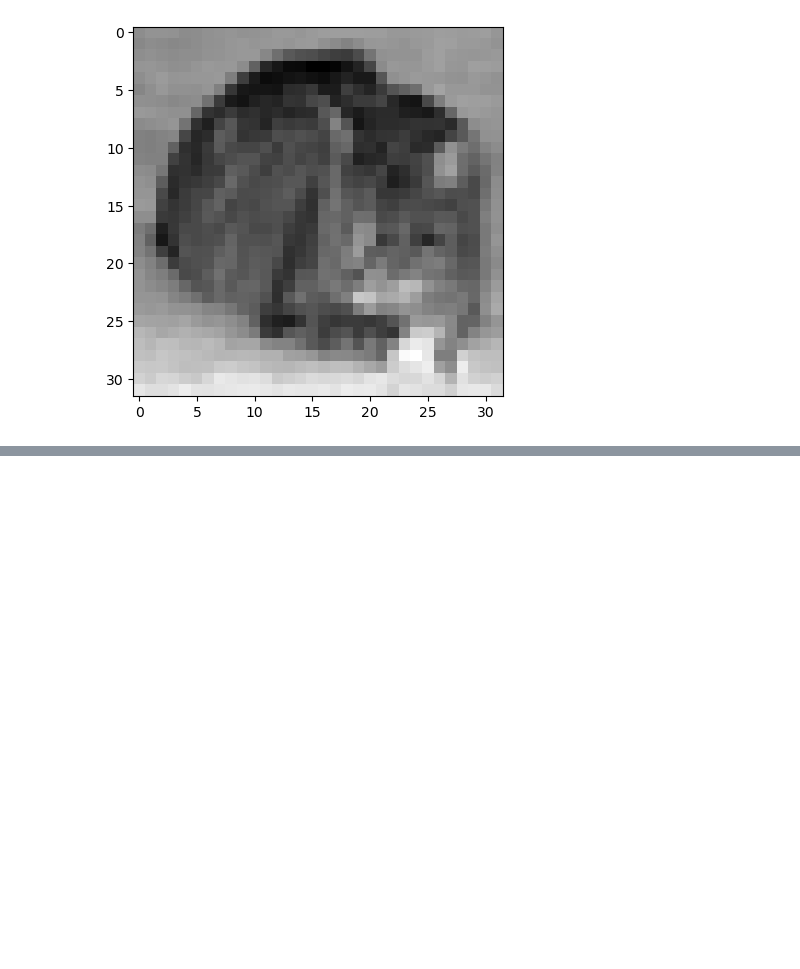
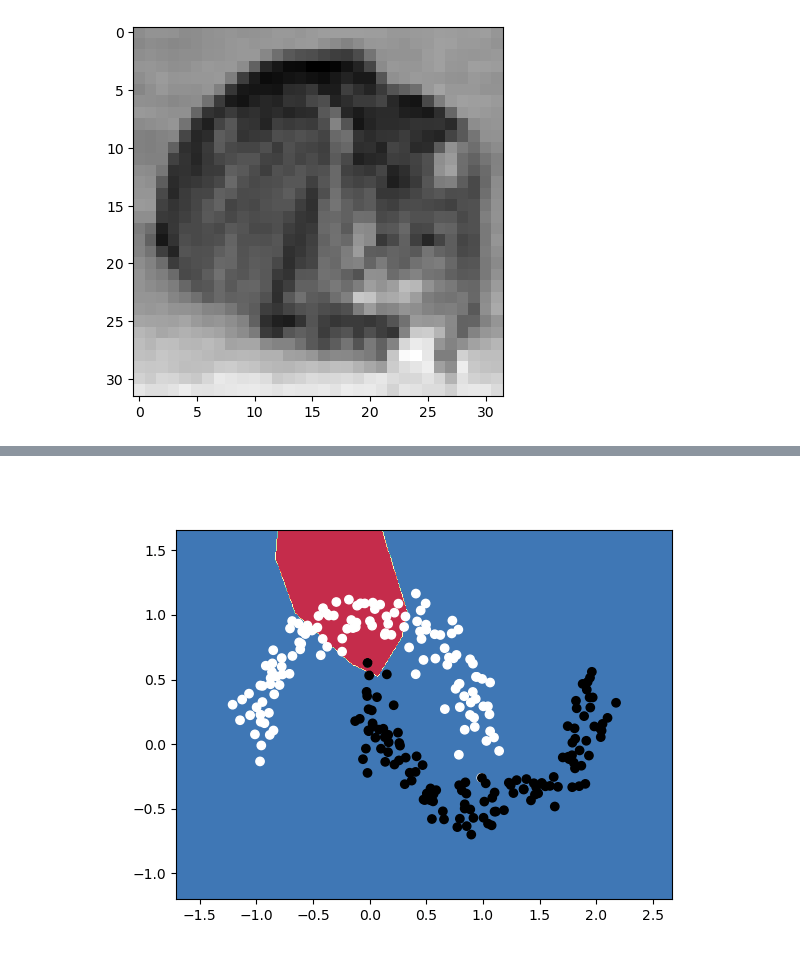
Before and after one commit to rabobahago/complete_deep_learning_pytorch, a Jupyter notebook: basics_and_pytorch/train_and_split_dataset.ipynb, the cells around one changed output, grey strips where cells are left out. Saved outputs shown, nothing was run; the diff lists cells and outputs as text; code cells hidden in the pictures; blank space fills up the shorter version.

```diff
--- a/basics_and_pytorch/train_and_split_dataset.ipynb
+++ b/basics_and_pytorch/train_and_split_dataset.ipynb
@@ -131,0 +443,25 @@ Files already downloaded and verified
+# %%
+# @title Visualize the training process
+# @markdown Execute this cell!
+!pip install imageio --quiet
+!pip install pathlib --quiet
+
+import imageio.v2 as imageio
+from IPython.core.interactiveshell import InteractiveShell
+from IPython.display import Image, display
+from pathlib import Path
+
+InteractiveShell.ast_node_interactivity = "all"
+
+# Make a list with all images
+images = []
+for i in range(10):
+  filename = Path("frames/0"+str(i)+"000.png")
+  images.append(imageio.imread(filename))
+# Save the gif
+imageio.mimsave('frames/movie.gif', images)
+gifPath = Path("frames/movie.gif")
+with open(gifPath,'rb') as f:
+  display(Image(data=f.read(), format='png'))
+# %% [output]
+[figure, added]
```
Also changed, not shown: parts of 8 cells of this notebook.
